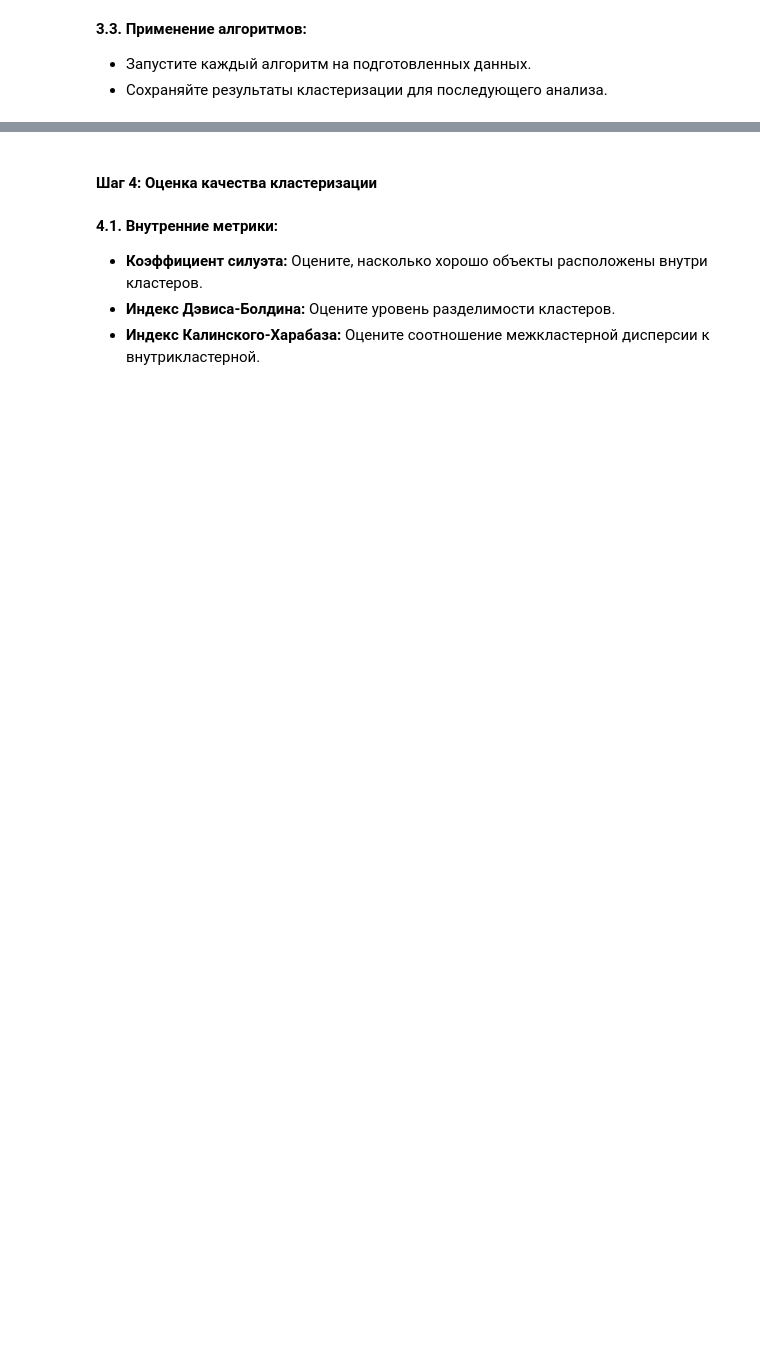
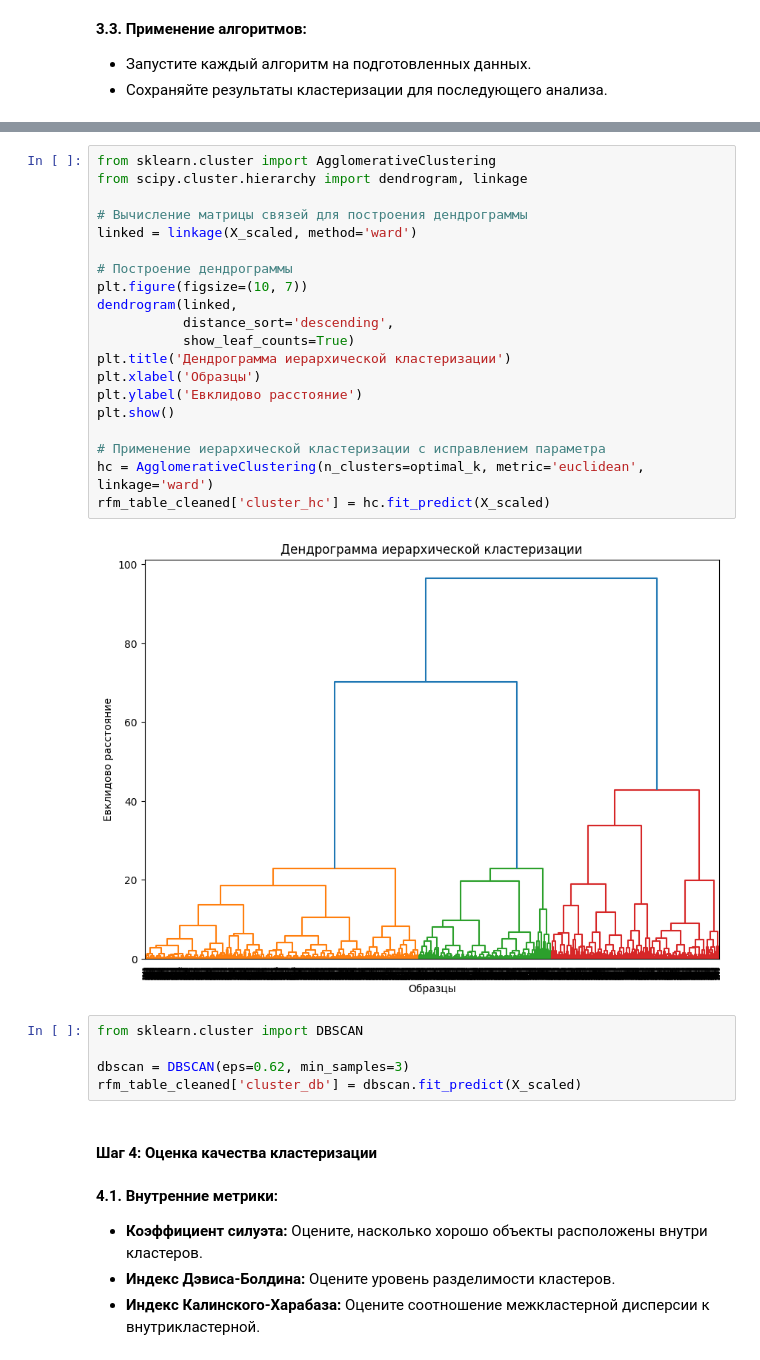
Before and after one commit to GDVevo/ml_uni, a Jupyter notebook: Практическая_работа_№11_Анализ_и_сегментация_клиентов_с_помощью_алгоритмов_кластеризации.ipynb, the cells around one changed output, grey strips where cells are left out. Cells and saved outputs as stored; diff of their text form; blank space fills up the shorter version.

```diff
--- a/Практическая_работа_№11_Анализ_и_сегментация_клиентов_с_помощью_алгоритмов_кластеризации.ipynb
+++ b/Практическая_работа_№11_Анализ_и_сегментация_клиентов_с_помощью_алгоритмов_кластеризации.ipynb
@@ -465,4 +465,31 @@ rfm_table_cleaned['cluster'].value_counts().sort_index()
 dtype: int64
+# %%
+from sklearn.cluster import AgglomerativeClustering
+from scipy.cluster.hierarchy import dendrogram, linkage
+
+# Вычисление матрицы связей для построения дендрограммы
+linked = linkage(X_scaled, method='ward')
+
+# Построение дендрограммы
+plt.figure(figsize=(10, 7))
+dendrogram(linked,
+           distance_sort='descending',
+           show_leaf_counts=True)
+plt.title('Дендрограмма иерархической кластеризации')
+plt.xlabel('Образцы')
+plt.ylabel('Евклидово расстояние')
+plt.show()
+
+# Применение иерархической кластеризации с исправлением параметра
+hc = AgglomerativeClustering(n_clusters=optimal_k, metric='euclidean', linkage='ward')
+rfm_table_cleaned['cluster_hc'] = hc.fit_predict(X_scaled)
+# %% [output]
+[figure, added]
+# %%
+from sklearn.cluster import DBSCAN
+
+dbscan = DBSCAN(eps=0.62, min_samples=3)
+rfm_table_cleaned['cluster_db'] = dbscan.fit_predict(X_scaled)
 # %% [markdown]
 #### **Шаг 4: Оценка качества кластеризации**
 # %% [markdown]
```
Also changed, not shown: parts of 23 cells of this notebook.
